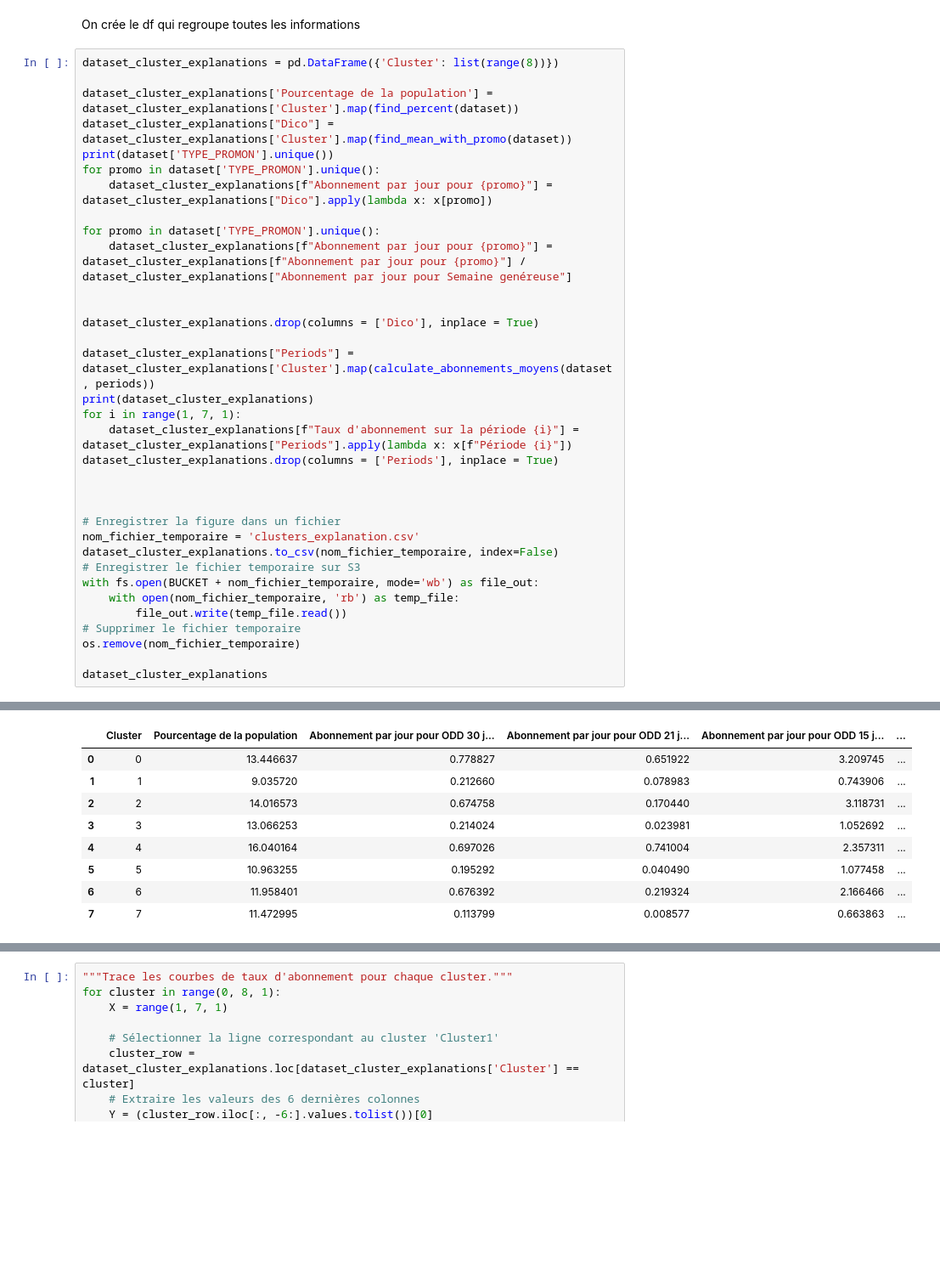
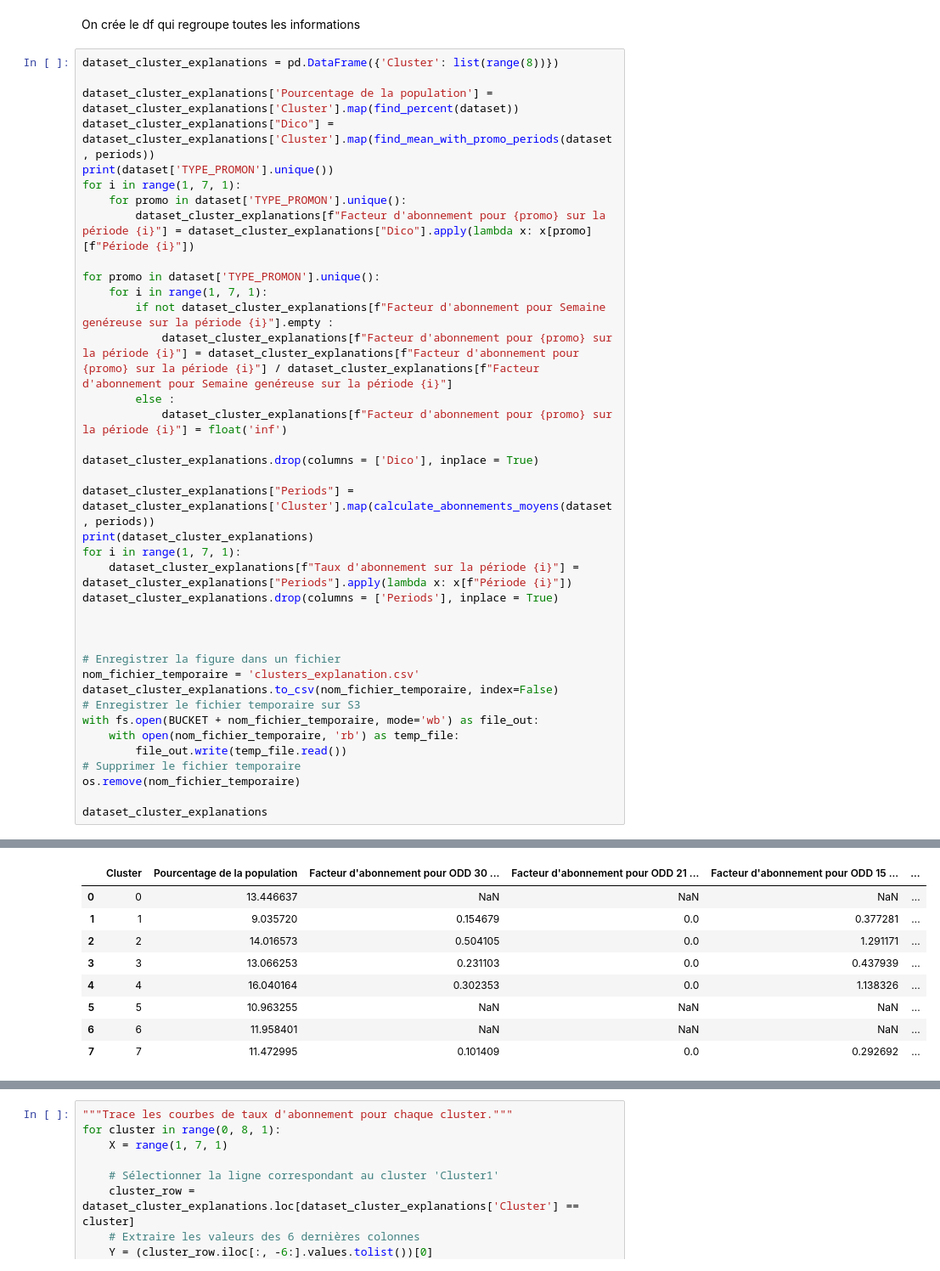
Before and after one commit to Statapp-CANAL/Statapp-CANAL, a Jupyter notebook: Data_operations/clement(1).ipynb, the cells around one changed output, grey strips where cells are left out. Shown at 85% size. Cells and saved outputs as stored; diff of their text form; blank space fills up the shorter version.

```diff
--- a/Data_operations/clement(1).ipynb
+++ b/Data_operations/clement(1).ipynb
@@ -488,14 +564,18 @@ On crée le df qui regroupe toutes les informations
 dataset_cluster_explanations = pd.DataFrame({'Cluster': list(range(8))})
 
 dataset_cluster_explanations['Pourcentage de la population'] = dataset_cluster_explanations['Cluster'].map(find_percent(dataset))
-dataset_cluster_explanations["Dico"] = dataset_cluster_explanations['Cluster'].map(find_mean_with_promo(dataset))
+dataset_cluster_explanations["Dico"] = dataset_cluster_explanations['Cluster'].map(find_mean_with_promo_periods(dataset, periods))
 print(dataset['TYPE_PROMON'].unique())
-for promo in dataset['TYPE_PROMON'].unique():
-    dataset_cluster_explanations[f"Abonnement par jour pour {promo}"] = dataset_cluster_explanations["Dico"].apply(lambda x: x[promo])
+for i in range(1, 7, 1):
+    for promo in dataset['TYPE_PROMON'].unique():
+        dataset_cluster_explanations[f"Facteur d'abonnement pour {promo} sur la période {i}"] = dataset_cluster_explanations["Dico"].apply(lambda x: x[promo][f"Période {i}"])
 
 for promo in dataset['TYPE_PROMON'].unique():
-    dataset_cluster_explanations[f"Abonnement par jour pour {promo}"] = dataset_cluster_explanations[f"Abonnement par jour pour {promo}"] / dataset_cluster_explanations["Abonnement par jour pour Semaine genéreuse"]
-
+    for i in range(1, 7, 1):
+        if not dataset_cluster_explanations[f"Facteur d'abonnement pour Semaine genéreuse sur la période {i}"].empty :
+            dataset_cluster_explanations[f"Facteur d'abonnement pour {promo} sur la période {i}"] = dataset_cluster_explanations[f"Facteur d'abonnement pour {promo} sur la période {i}"] / dataset_cluster_explanations[f"Facteur d'abonnement pour Semaine genéreuse sur la période {i}"]
+        else :
+            dataset_cluster_explanations[f"Facteur d'abonnement pour {promo} sur la période {i}"] = float('inf')
 
 dataset_cluster_explanations.drop(columns = ['Dico'], inplace = True)
 
@@ -539,9 +619,9 @@ Cluster 0:
-|  | Cluster | Pourcentage de la population | Abonnement par jour pour ODD 30 j... | Abonnement par jour pour ODD 21 j... | Abonnement par jour pour ODD 15 j... | ... |
-| 0 | 0 | 13.446637 | 0.778827 | 0.651922 | 3.209745 | ... |
-| 1 | 1 | 9.035720 | 0.212660 | 0.078983 | 0.743906 | ... |
-| 2 | 2 | 14.016573 | 0.674758 | 0.170440 | 3.118731 | ... |
-| 3 | 3 | 13.066253 | 0.214024 | 0.023981 | 1.052692 | ... |
-| 4 | 4 | 16.040164 | 0.697026 | 0.741004 | 2.357311 | ... |
-| 5 | 5 | 10.963255 | 0.195292 | 0.040490 | 1.077458 | ... |
-| 6 | 6 | 11.958401 | 0.676392 | 0.219324 | 2.166466 | ... |
-| 7 | 7 | 11.472995 | 0.113799 | 0.008577 | 0.663863 | ... |
+|  | Cluster | Pourcentage de la population | Facteur d'abonnement pour ODD 30 ... | Facteur d'abonnement pour ODD 21 ... | Facteur d'abonnement pour ODD 15 ... | ... |
+| 0 | 0 | 13.446637 | NaN | NaN | NaN | ... |
+| 1 | 1 | 9.035720 | 0.154679 | 0.0 | 0.377281 | ... |
+| 2 | 2 | 14.016573 | 0.504105 | 0.0 | 1.291171 | ... |
+| 3 | 3 | 13.066253 | 0.231103 | 0.0 | 0.437939 | ... |
+| 4 | 4 | 16.040164 | 0.302353 | 0.0 | 1.138326 | ... |
+| 5 | 5 | 10.963255 | NaN | NaN | NaN | ... |
+| 6 | 6 | 11.958401 | NaN | NaN | NaN | ... |
+| 7 | 7 | 11.472995 | 0.101409 | 0.0 | 0.292692 | ... |
```
Also changed, not shown: parts of 5 cells of this notebook.
